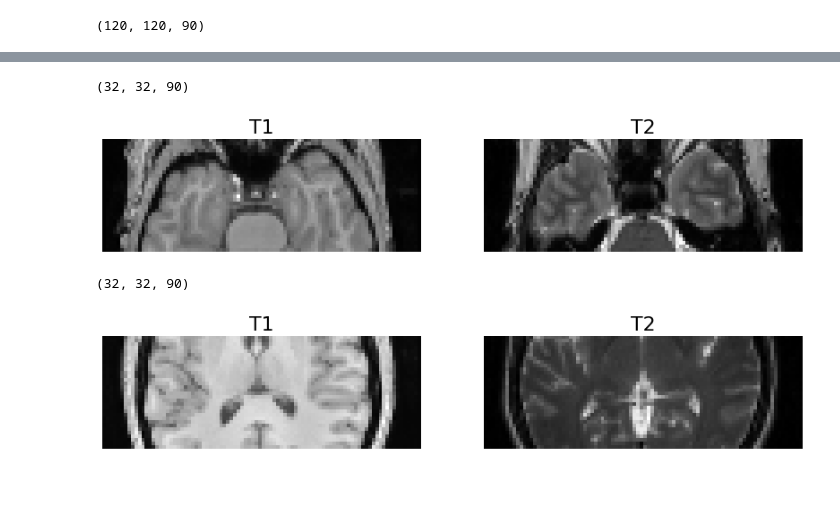
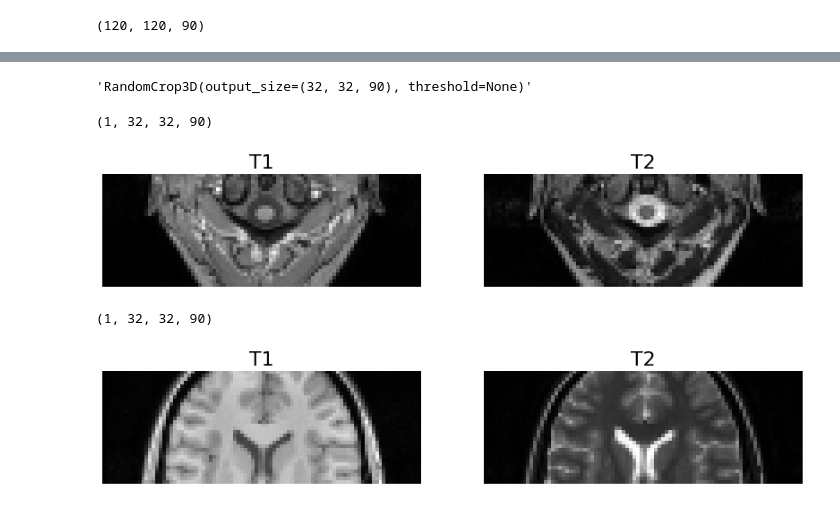
Before and after one commit to Thurs88/MedicalImageAnalysis, a Jupyter notebook: nifti_dataset.ipynb, the cells around one changed output, grey strips where cells are left out. Cells and saved outputs as stored; diff of their text form; code cells hidden in the pictures.

```diff
--- a/nifti_dataset.ipynb
+++ b/nifti_dataset.ipynb
@@ -46,5 +73,8 @@ class NiftiDataset(Dataset):
 # %%
-ds = NiftiDataset(source_dir=t1_dir, target_dir=t2_dir)
+ds = NiftiDataset(source_dir=t1_dir,
+                  target_dir=t2_dir,
+                  preload=False,
+                  )
 # %%
 ds.__len__()
 # %% [output]
@@ -69,21 +98,0 @@ ax2.axis('off');
-# %%
-class RandomCrop3D:
-    def __init__(self, output_size: int):
-        self.output_size = output_size
-
-    def __call__(self, sample, target):
-        return self.random_crop(sample, target)
-
-    def random_crop(self, sample, target):
-        start_idx = np.random.randint(0, sample.shape[0] - self.output_size + 1)
-        # start_y = np.random.randint(0, sample.shape[1] - self.output_size + 1)
-
-        sample = sample[start_idx: start_idx + self.output_size,
-                              start_idx: start_idx + self.output_size, :]
-        target = target[start_idx: start_idx + self.output_size,
-                  start_idx: start_idx + self.output_size, :]
-
-        # sample = np.moveaxis(sample, 2, 0)
-        # target = np.moveaxis(target, 2, 0)
-
-        return sample, target
@@ -90,34 +200,38 @@ class RandomCrop3D:
 # %%
-random_crop = RandomCrop3D(output_size=32)
+random_crop = RandomCrop3D(output_size=(32, 32, 90))
+# %%
+random_crop.__repr__()
+# %% [output]
+'RandomCrop3D(output_size=(32, 32, 90), threshold=None)'
 # %%
-t1_crop, t2_crop = random_crop(img1, img2)
+t1_crop, t2_crop = random_crop((img1, img2))
 assert t1_crop.shape == t2_crop.shape and t1_crop.shape != 0
 print(t1_crop.shape)
 
 fig, (ax1, ax2) = plt.subplots(1, 2, figsize=f_size)
-ax1.imshow(t1_crop[:,15,:], cmap='gray')
+ax1.imshow(t1_crop[0][:,15,:], cmap='gray')
 ax1.set_title('T1', fontsize=22)
 ax1.axis('off')
 
-ax2.imshow(t2_crop[:,15,:], cmap='gray')
+ax2.imshow(t2_crop[0][:,15,:], cmap='gray')
 ax2.set_title('T2', fontsize=22)
 ax2.axis('off');
 # %% [output]
-(32, 32, 90)
+(1, 32, 32, 90)
-[figure, old version]
+[figure, new version]
 # %%
-t1_crop, t2_crop = random_crop(img1, img2)
+t1_crop, t2_crop = random_crop((img1, img2))
 assert t1_crop.shape == t2_crop.shape and t1_crop.shape != 0
 print(t1_crop.shape)
 
 fig, (ax1, ax2) = plt.subplots(1, 2, figsize=f_size)
-ax1.imshow(t1_crop[:,15,:], cmap='gray')
+ax1.imshow(t1_crop[0][:,15,:], cmap='gray')
 ax1.set_title('T1', fontsize=22)
 ax1.axis('off')
 
-ax2.imshow(t2_crop[:,15,:], cmap='gray')
+ax2.imshow(t2_crop[0][:,15,:], cmap='gray')
 ax2.set_title('T2', fontsize=22)
 ax2.axis('off');
 # %% [output]
-(32, 32, 90)
+(1, 32, 32, 90)
-[figure, old version]
+[figure, new version]
```
Also changed, not shown: parts of 5 cells of this notebook.
